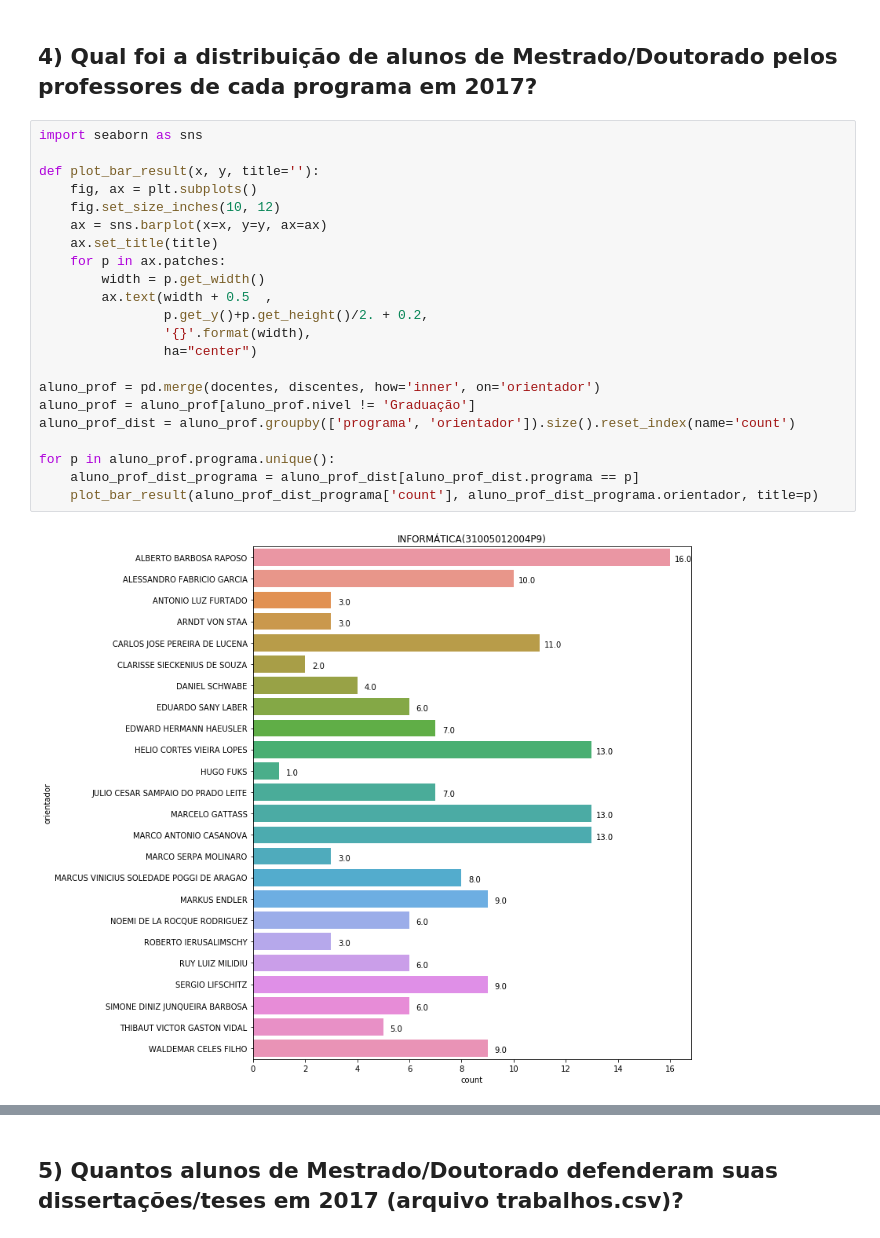
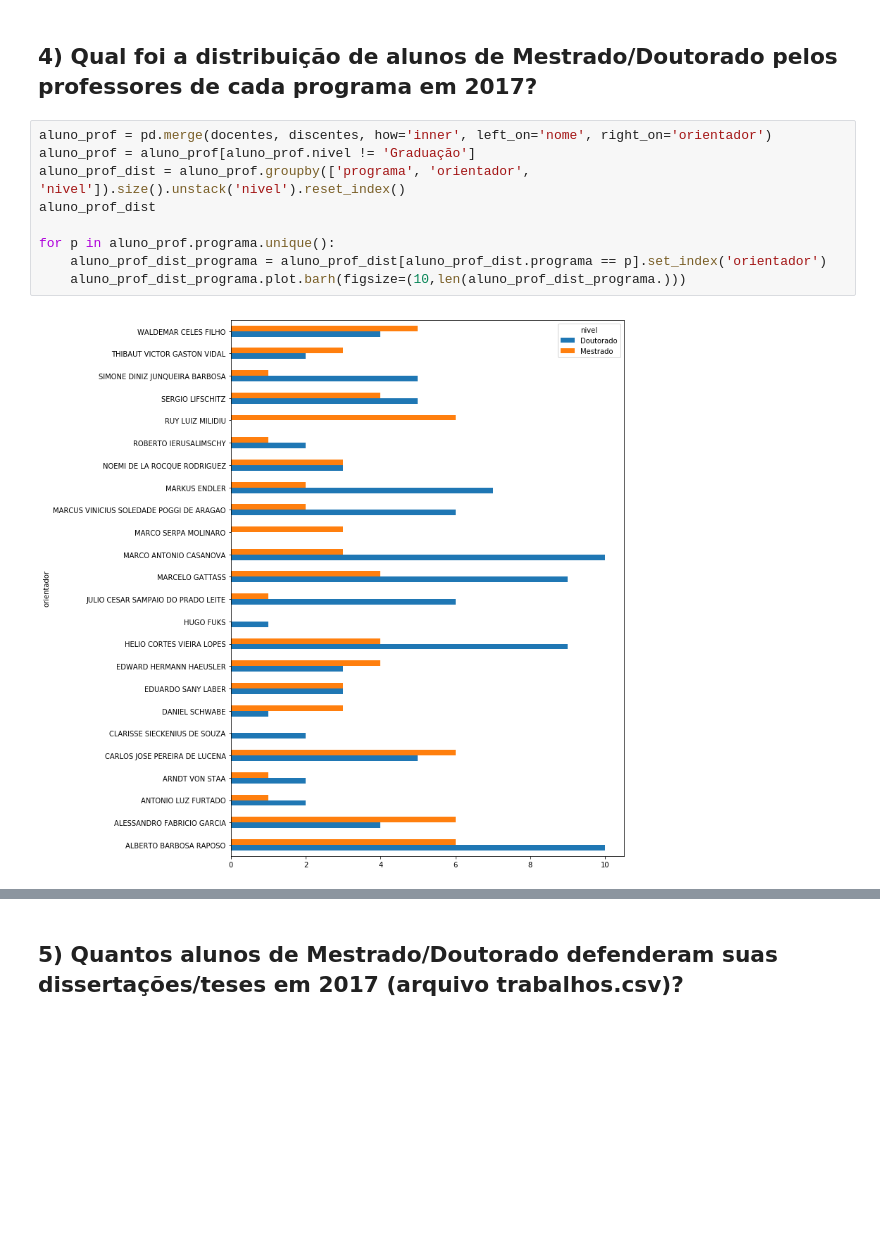
Before and after one commit to leotok/INF1032, a Jupyter notebook: T1-1.ipynb, the cells around one changed output, grey strips where cells are left out. Saved outputs shown, nothing was run; the diff lists cells and outputs as text; blank space fills up the shorter version.

```diff
--- a/T1-1.ipynb
+++ b/T1-1.ipynb
@@ -152,26 +152,13 @@ dtype: int64
 # %% [markdown]
 ## 4) Qual foi a distribuição de alunos de Mestrado/Doutorado pelos professores de cada programa em 2017?
 # %%
-import seaborn as sns
-
-def plot_bar_result(x, y, title=''):
-    fig, ax = plt.subplots()
-    fig.set_size_inches(10, 12)
-    ax = sns.barplot(x=x, y=y, ax=ax)
-    ax.set_title(title)
-    for p in ax.patches:
-        width = p.get_width()
-        ax.text(width + 0.5  ,
-                p.get_y()+p.get_height()/2. + 0.2,
-                '{}'.format(width),
-                ha="center")
-
-aluno_prof = pd.merge(docentes, discentes, how='inner', on='orientador')
+aluno_prof = pd.merge(docentes, discentes, how='inner', left_on='nome', right_on='orientador')
 aluno_prof = aluno_prof[aluno_prof.nivel != 'Graduação']
-aluno_prof_dist = aluno_prof.groupby(['programa', 'orientador']).size().reset_index(name='count')
+aluno_prof_dist = aluno_prof.groupby(['programa', 'orientador', 'nivel']).size().unstack('nivel').reset_index()
+aluno_prof_dist
 
 for p in aluno_prof.programa.unique():
-    aluno_prof_dist_programa = aluno_prof_dist[aluno_prof_dist.programa == p]
-    plot_bar_result(aluno_prof_dist_programa['count'], aluno_prof_dist_programa.orientador, title=p)
+    aluno_prof_dist_programa = aluno_prof_dist[aluno_prof_dist.programa == p].set_index('orientador')
+    aluno_prof_dist_programa.plot.barh(figsize=(10,len(aluno_prof_dist_programa.)))
 # %% [output]
-[figure, old version]
+[figure, new version]
```
Also changed, not shown: parts of 2 cells of this notebook.
